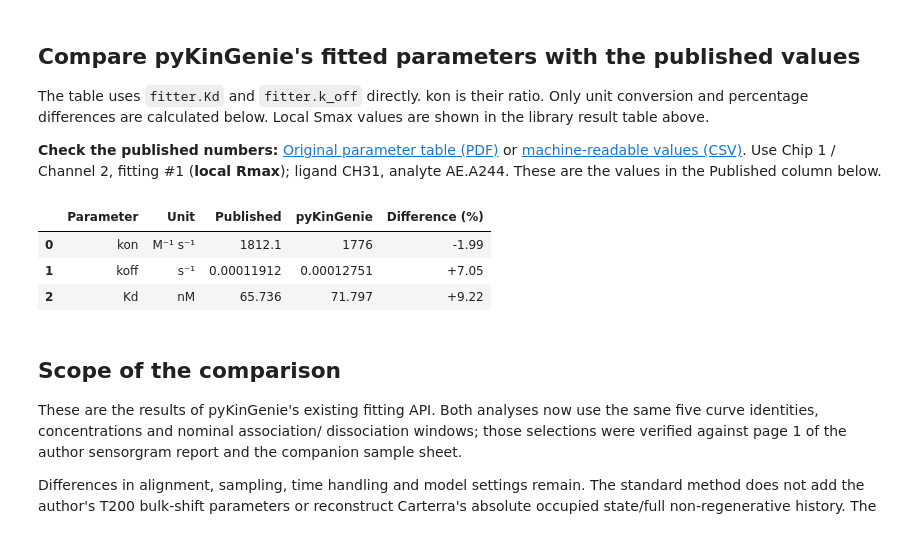
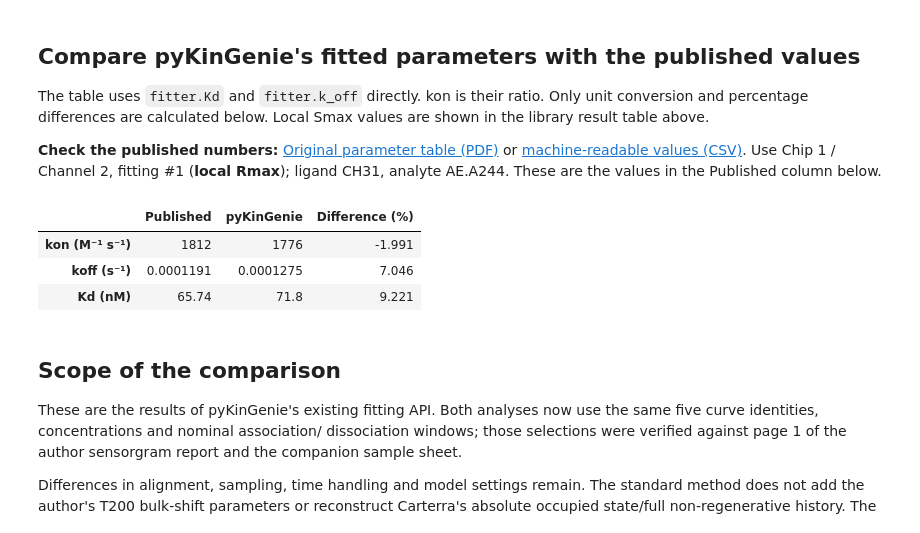
Before and after one commit to osvalB/pykingenie, a Jupyter notebook: notebooks/14_biacore_cycle_sample_import.ipynb, the cells around one changed output. Cells and saved outputs as stored; diff of their text form; code cells hidden in the pictures.

```diff
--- a/notebooks/14_biacore_cycle_sample_import.ipynb
+++ b/notebooks/14_biacore_cycle_sample_import.ipynb
@@ -228,0 +85,6 @@ All finite observations within the selected protocol window remain available in
+# %%
+pyKinetics = KineticsAnalyzer()
+pyKinetics.add_experiment(experiment, experiment.name)
+
+show_plotly_static(plot_traces_all(pyKinetics, pyKinetics.get_legends_table()),
+                   width=1000, height=500, scale=1)
@@ -316,22 +154,21 @@ Local Smax values are shown in the library result table above.
 **Check the published numbers:** [Original parameter table (PDF)](https://github.com/DukeCHSI/TitrationAnalysis/blob/cb8112503658d24c4c6576503243fa506bf99e27/Example%20Files%20-%20T200/Titration%20Analysis_T200_Report_Example.pdf) or [machine-readable values (CSV)](https://github.com/DukeCHSI/TitrationAnalysis/blob/cb8112503658d24c4c6576503243fa506bf99e27/Example%20Files%20-%20T200/Titration%20Analysis_T200_Report_Example.csv).
 Use Chip 1 / Channel 2, fitting #1 (**local Rmax**); ligand CH31, analyte AE.A244. These are the values in the Published column below.
 # %%
-reference = fit_metadata["literature_reference"]["parameters_molar"]
-comparison = pd.DataFrame({
-    "Parameter": ["kon", "koff", "Kd"],
-    "Unit": ["M⁻¹ s⁻¹", "s⁻¹", "nM"],
-    "Published": [reference["kon"], reference["koff"], reference["Kd"] * 1e9],
-    "pyKinGenie": [fitter.k_off / fitter.Kd * 1e6, fitter.k_off, fitter.Kd * 1e3],
-})
+fitter = pyKinetics.fittings[pyKinetics.fittings_names[0]]
+reference = fit_metadata[experiment.name]["literature_reference"]["parameters_molar"]
+
+comparison = pd.DataFrame(
+    {"Published": [reference["kon"], reference["koff"], reference["Kd"] * 1e9],
+     "pyKinGenie": [fitter.k_off / fitter.Kd * 1e6, fitter.k_off, fitter.Kd * 1e3]},
+    index=["kon (M⁻¹ s⁻¹)", "koff (s⁻¹)", "Kd (nM)"],
+)
 comparison["Difference (%)"] = 100 * (comparison["pyKinGenie"] / comparison["Published"] - 1)
-display(comparison.style.format({
-    "Published": "{:.5g}", "pyKinGenie": "{:.5g}", "Difference (%)": "{:+.2f}",
-}))
+comparison.style.format("{:.4g}")
 # %% [output]
-|  | Parameter | Unit | Published | pyKinGenie | Difference (%) |
-| 0 | kon | M⁻¹ s⁻¹ | 1812.1 | 1776 | -1.99 |
-| 1 | koff | s⁻¹ | 0.00011912 | 0.00012751 | +7.05 |
-| 2 | Kd | nM | 65.736 | 71.797 | +9.22 |
+|  | Published | pyKinGenie | Difference (%) |
+| kon (M⁻¹ s⁻¹) | 1812 | 1776 | -1.991 |
+| koff (s⁻¹) | 0.0001191 | 0.0001275 | 7.046 |
+| Kd (nM) | 65.74 | 71.8 | 9.221 |
 # %% [markdown]
 ## Scope of the comparison
 
```
Also changed, not shown: parts of 23 cells of this notebook, 6 other files.
